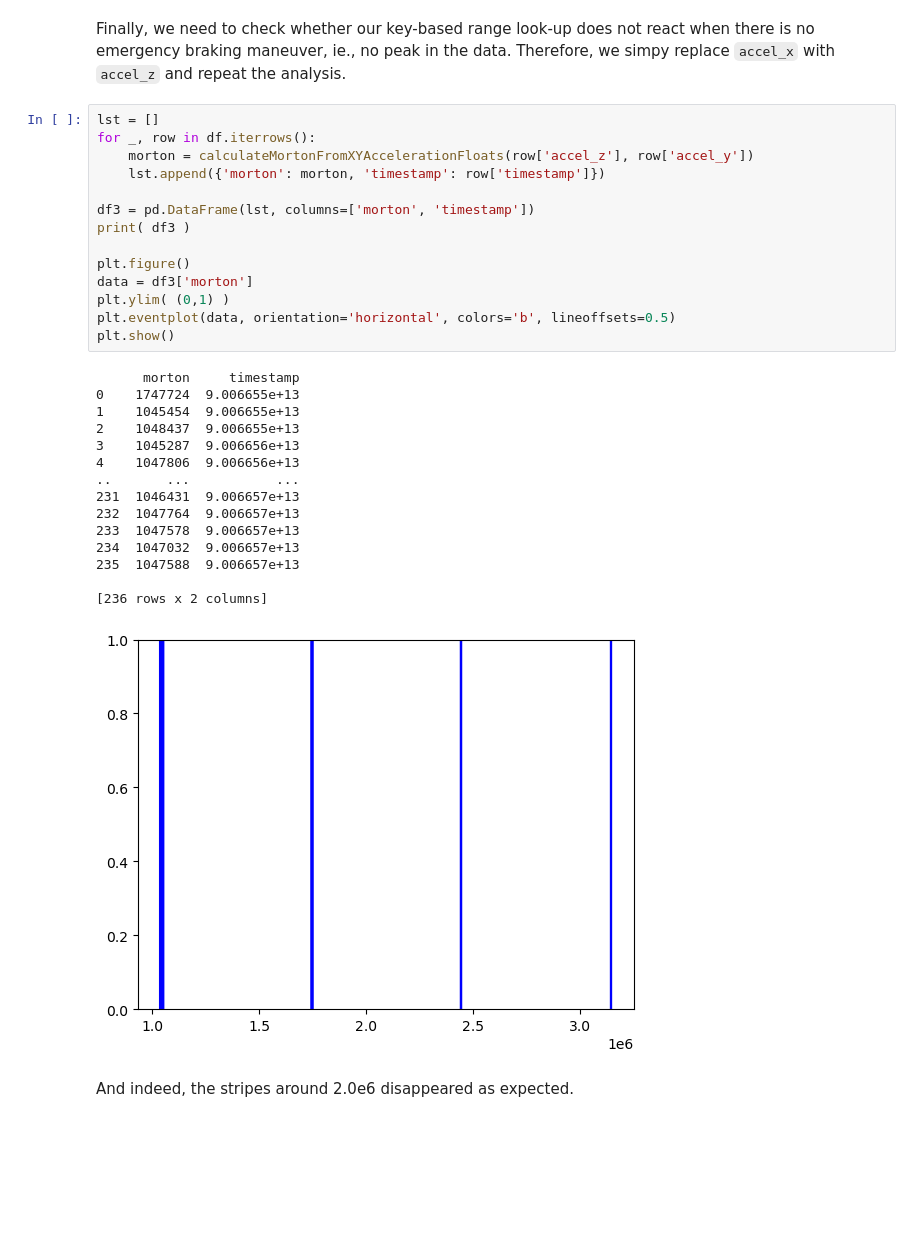
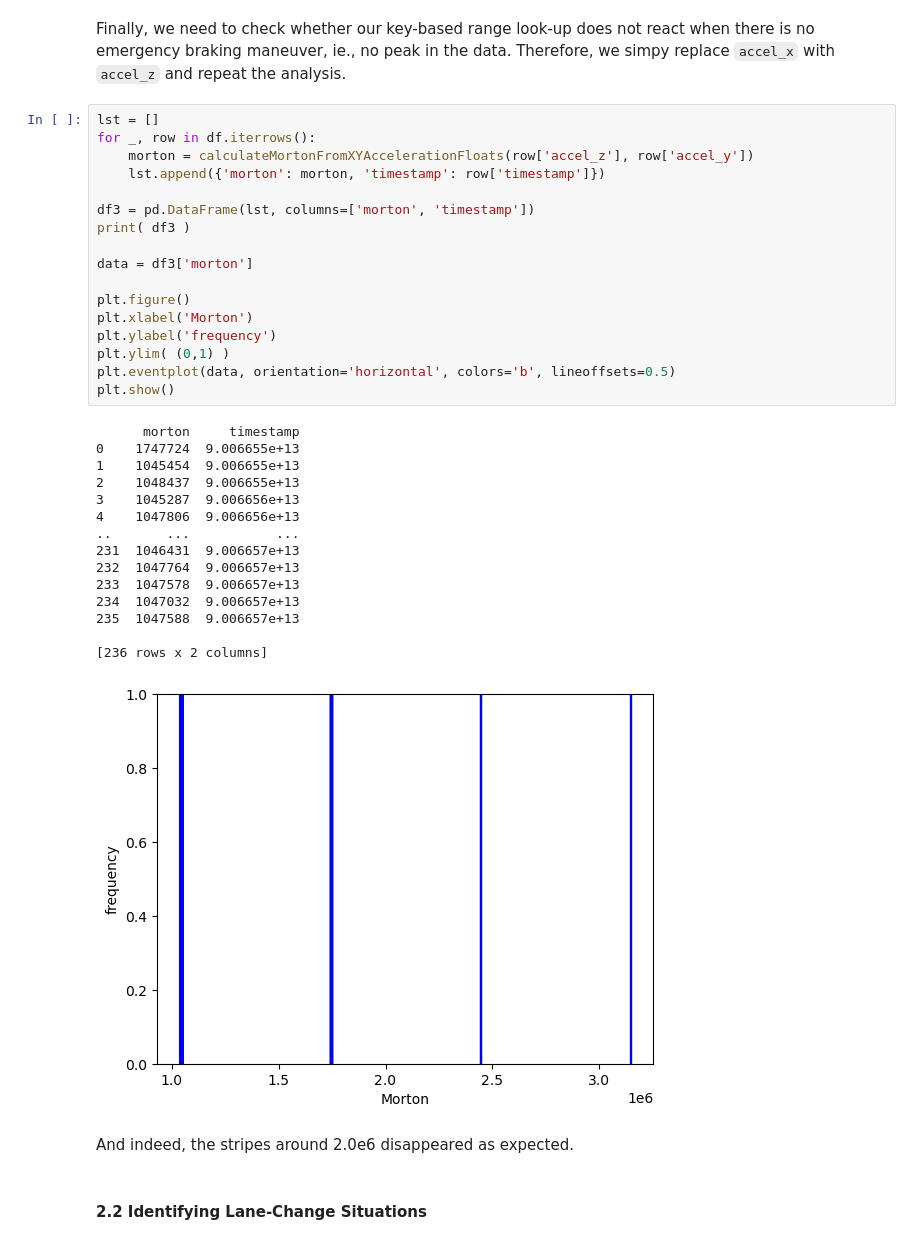
Before and after one commit to chrberger/sfc, a Jupyter notebook: IntroductionToAppliedEventDetection.ipynb, the cells around one changed output. Cells and saved outputs as stored; diff of their text form; blank space fills up the shorter version.

```diff
--- a/IntroductionToAppliedEventDetection.ipynb
+++ b/IntroductionToAppliedEventDetection.ipynb
@@ -664,32 +688,37 @@ Finally, we need to check whether our key-based range look-up does not react whe
 # %%
 lst = []
 for _, row in df.iterrows():
     morton = calculateMortonFromXYAccelerationFloats(row['accel_z'], row['accel_y'])
     lst.append({'morton': morton, 'timestamp': row['timestamp']})
 
 df3 = pd.DataFrame(lst, columns=['morton', 'timestamp'])
 print( df3 )
 
+data = df3['morton']
+
 plt.figure()
-data = df3['morton']
+plt.xlabel('Morton')
+plt.ylabel('frequency')
 plt.ylim( (0,1) )
 plt.eventplot(data, orientation='horizontal', colors='b', lineoffsets=0.5)
 plt.show()
 # %% [output]
       morton     timestamp
 0    1747724  9.006655e+13
 1    1045454  9.006655e+13
 2    1048437  9.006655e+13
 3    1045287  9.006656e+13
 4    1047806  9.006656e+13
 ..       ...           ...
 231  1046431  9.006657e+13
 232  1047764  9.006657e+13
 233  1047578  9.006657e+13
 234  1047032  9.006657e+13
 235  1047588  9.006657e+13
 
 [236 rows x 2 columns]
-[figure, old version]
+[figure, new version]
 # %% [markdown]
 And indeed, the stripes around 2.0e6 disappeared as expected.
+# %% [markdown]
+#### 2.2 Identifying Lane-Change Situations
```
Also changed, not shown: parts of 16 cells of this notebook.
